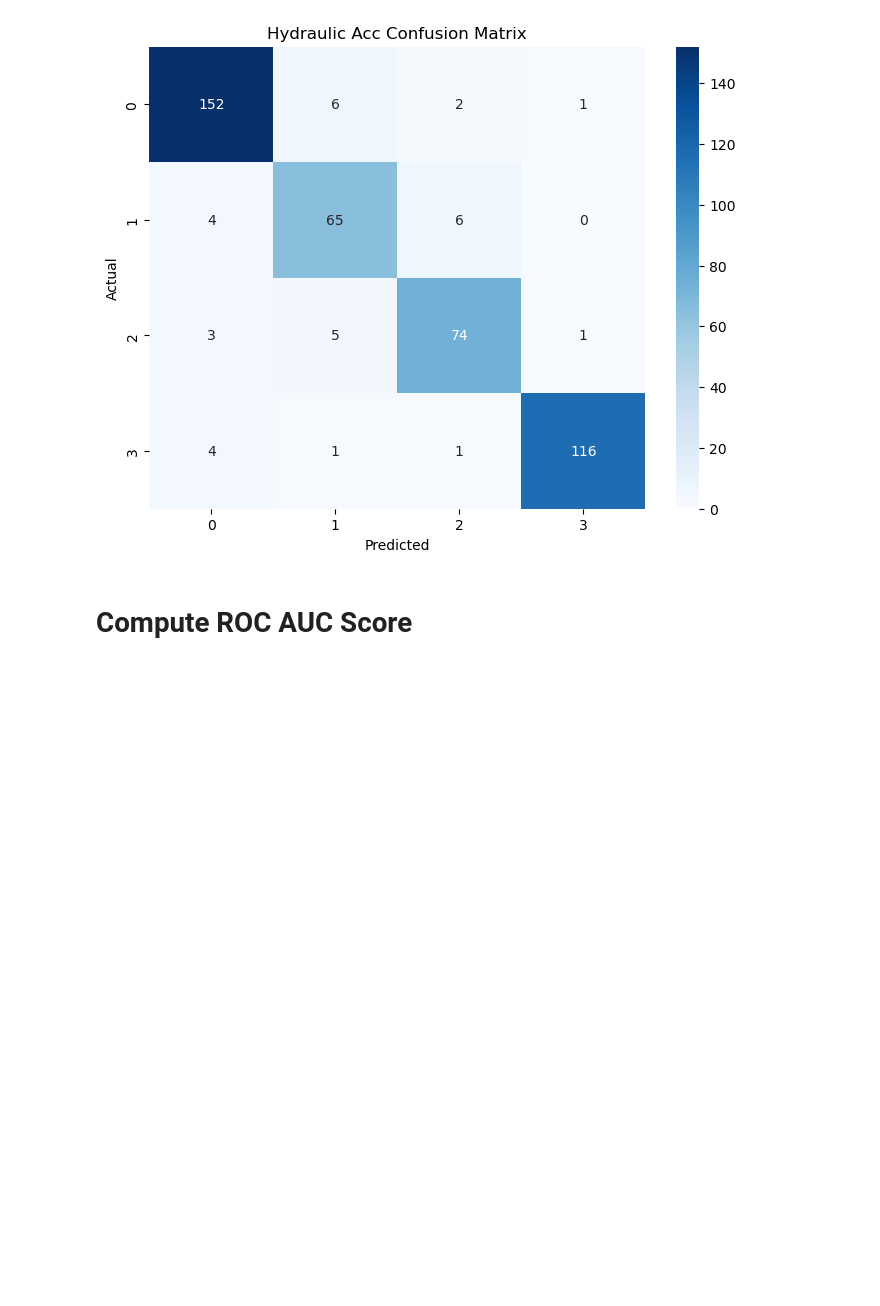
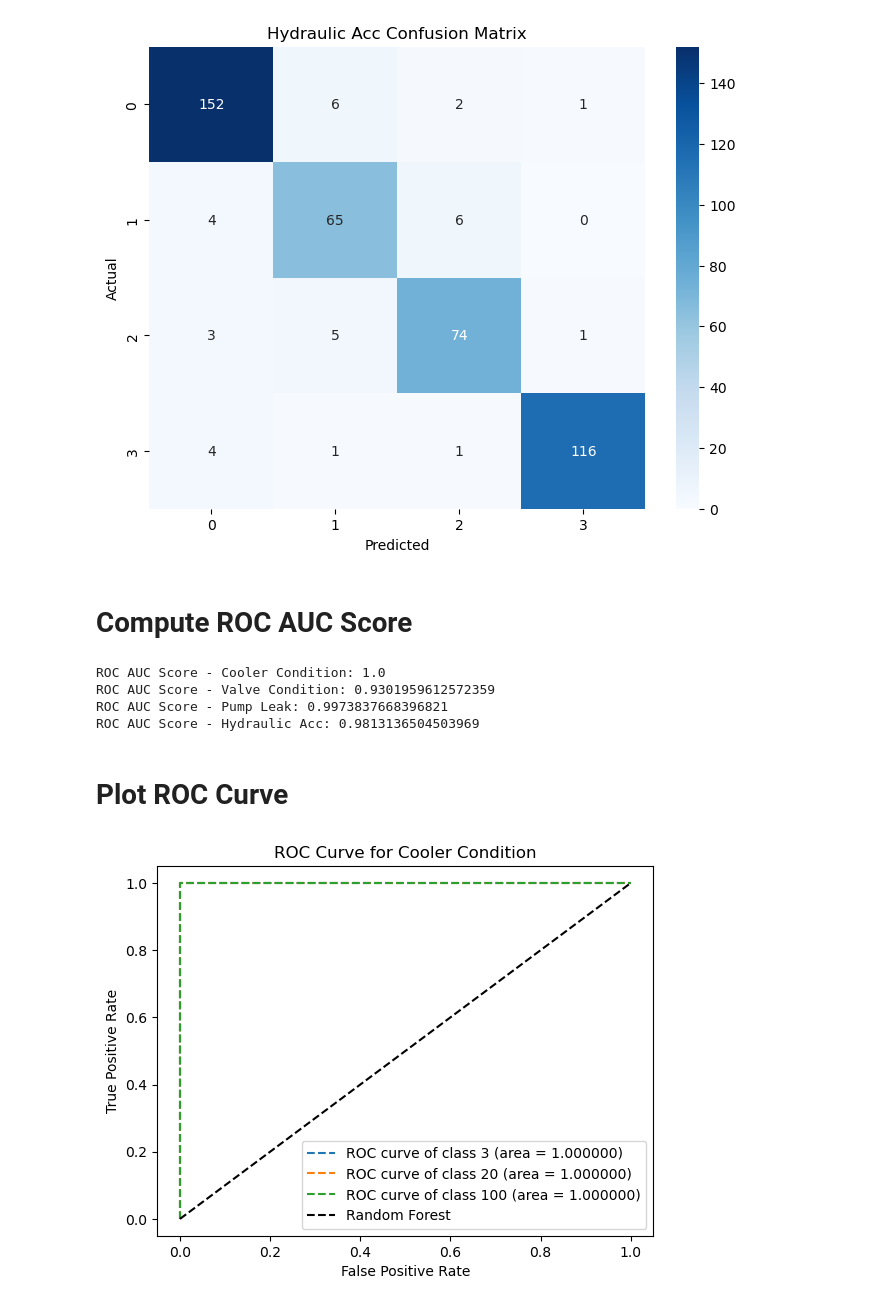
Before and after one commit to ajaykofficial/Machine-Learning, a Jupyter notebook: Condition Monitoring of Hydraulic System/KNN.ipynb, the cells around one changed output. Saved outputs shown, nothing was run; the diff lists cells and outputs as text; code cells hidden in the pictures; blank space fills up the shorter version.

Commit message:
Plot ROC Curve

```diff
--- a/Condition Monitoring of Hydraulic System/KNN.ipynb
+++ b/Condition Monitoring of Hydraulic System/KNN.ipynb
@@ -313,4 +311,27 @@ print("ROC AUC Score - Cooler Condition:",roc_auc_score_cooler)
 print("ROC AUC Score - Valve Condition:",roc_auc_score_valve)
 print("ROC AUC Score - Pump Leak:",roc_auc_score_pump)
 print("ROC AUC Score - Hydraulic Acc:",roc_auc_score_hydraulic)
-print("ROC AUC Score - Stable Flag:",roc_auc_score_stable)
+# %% [output]
+ROC AUC Score - Cooler Condition: 1.0
+ROC AUC Score - Valve Condition: 0.9301959612572359
+ROC AUC Score - Pump Leak: 0.9973837668396821
+ROC AUC Score - Hydraulic Acc: 0.9813136504503969
+# %% [markdown]
+# Plot ROC Curve
+# %%
+class_cooler=np.unique(y_test['y_coolerCondition'])
+fpr_cooler = dict()
+tpr_cooler = dict()
+roc_auc_cooler = dict()
+for i in range(class_cooler.shape[0]):
+    fpr_cooler[i], tpr_cooler[i], _ = roc_curve(y_test['y_coolerCondition'], y_pred_prob_cooler[:,i], pos_label=class_cooler[i])
+    roc_auc_cooler[i] = auc(fpr_cooler[i], tpr_cooler[i])
+    plt.plot(fpr_cooler[i], tpr_cooler[i], linestyle='--',label='ROC curve of class {0} (area = {1:f})'.format(class_cooler[i], roc_auc_cooler[i]))
+plt.plot([0, 1], [0, 1], 'k--',label='Random Forest')
+plt.xlabel('False Positive Rate')
+plt.ylabel('True Positive Rate')
+plt.title('ROC Curve for Cooler Condition')
+plt.legend(loc="lower right")
+plt.show()
+# %% [output]
+[figure, added]
```
Also changed, not shown: parts of 5 cells of this notebook.
